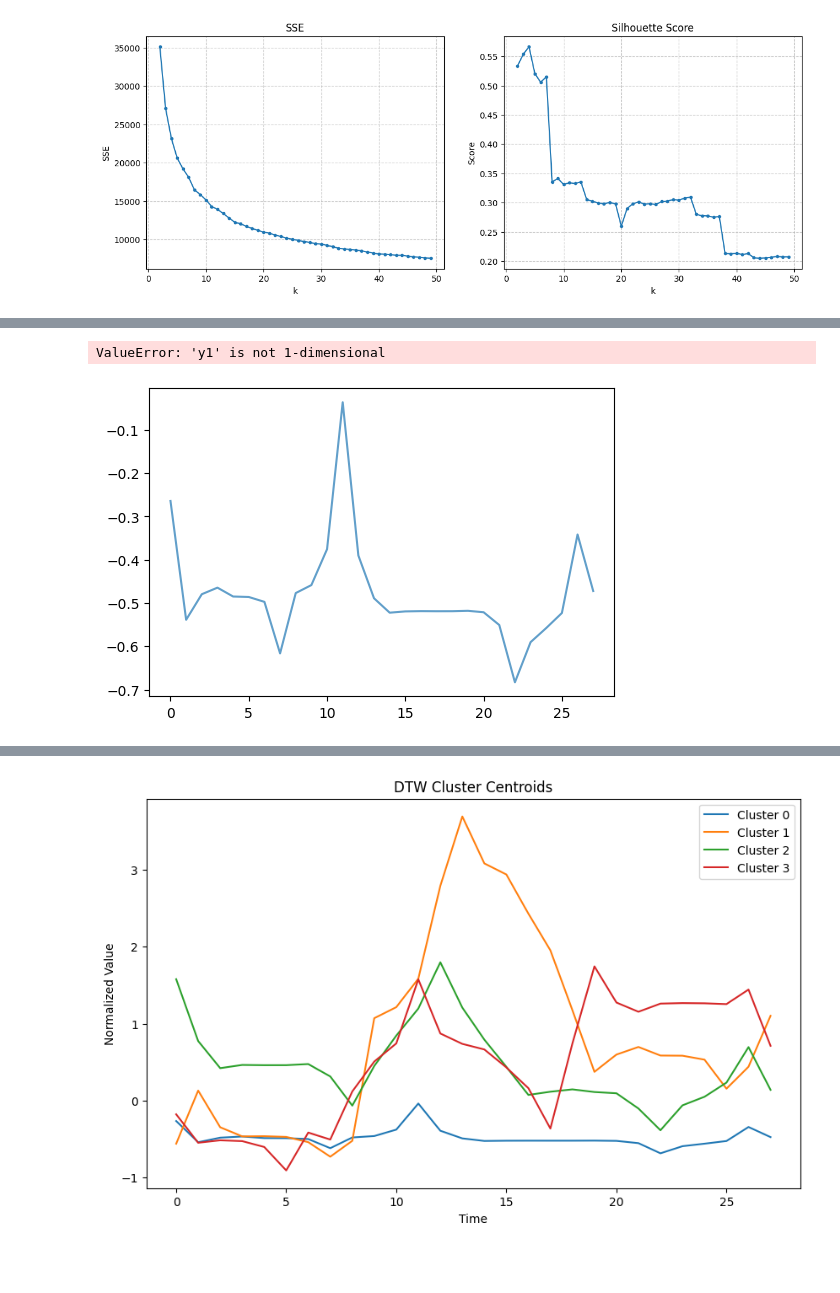
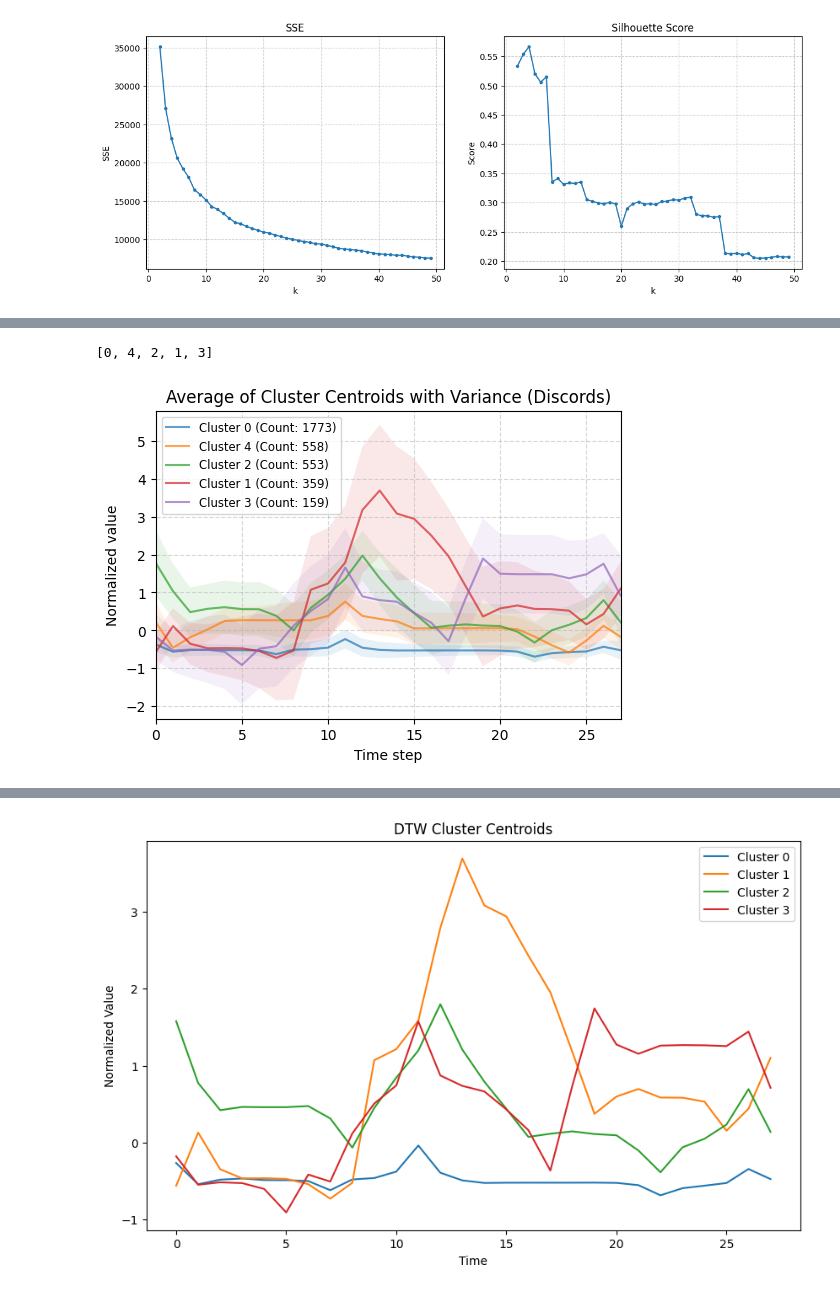
Before and after one commit to ChefBB/dm2_project, a Jupyter notebook: TS/discords_clustering.ipynb, the cells around one changed output, grey strips where cells are left out. Drawn from its saved outputs; the diff is of its cells as text; code cells hidden in the pictures; blank space fills up the shorter version.

```diff
--- a/TS/discords_clustering.ipynb
+++ b/TS/discords_clustering.ipynb
@@ -302,14 +302,19 @@ plt.show()
 # %%
 from tslearn.clustering import TimeSeriesKMeans
-motif_array_3d = discord_array[:, :, np.newaxis]  # aggiunge la dimensione "feature"
+discord_array_3d = discord_array[:, :, np.newaxis]  # aggiunge la dimensione "feature"
 
-n_clusters = 4  # come prima
+n_clusters = 5  # come prima
 
 km_dtw = TimeSeriesKMeans(
     n_clusters=n_clusters,
     metric="dtw",
     random_state=42
 )
-labels_dtw = km_dtw.fit_predict(motif_array_3d)
+labels_dtw = km_dtw.fit_predict(discord_array_3d)
 
 discord_df['cluster_dtw'] = labels_dtw
+# %%
+# Count number of points per cluster
+cluster_counts = discord_df['cluster_dtw'].value_counts().sort_index()
+
+print(cluster_counts)
@@ -316,39 +329,38 @@ discord_df['cluster_dtw'] = labels_dtw
+# %%
+cluster_counts.sort_values(ascending=False).index.tolist()
+# %% [output]
+[0, 4, 2, 1, 3]
 # %%
-# Calcolo dei counts dei motifs per cluster
-cluster_counts = pd.Series(labels_dtw).value_counts().sort_index()
-
 plt.figure(figsize=(6, 4))
 
-# Ordine dei cluster in base al numero di motifs (decrescente)
-sorted_clusters = cluster_counts.sort_values(ascending=False).index
+# cluster_counts: counts per label
+# sorted_labels: labels sorted by count descending
+sorted_labels = cluster_counts.sort_values(ascending=False).index.tolist()
 
-legend_labels = []
-
-for i in sorted_clusters:
-    centroid = km_dtw.cluster_centers_[i]
-    cluster_motifs = discord_array[labels == i]
+for label in sorted_labels:
+    centroid = km_dtw.cluster_centers_[label].ravel()  # flatten
+    cluster_motifs = discord_array[labels_dtw == label]
     std_dev = cluster_motifs.std(axis=0)
 
-    plt.plot(centroid, label=f'Cluster {i} (Count: {cluster_counts[i]})', alpha=0.7)
+    plt.plot(centroid, label=f'Cluster {label} (Count: {cluster_counts[label]})', alpha=0.7)
     plt.fill_between(
         np.arange(len(centroid)),
         centroid - std_dev,
         centroid + std_dev,
         alpha=0.1
     )
 
-plt.title("Average of Cluster Centroids with Variance")
+
+plt.title("Average of Cluster Centroids with Variance (Discords)")
 plt.xlabel("Time step")
 plt.ylabel("Normalized value")
 plt.legend(
-    bbox_to_anchor=(1.05, 1),
+    # bbox_to_anchor=(1.05, 1),
     loc='upper left',
     fontsize='small'
 )
-
 plt.xlim(0, window_size - 1)
 plt.grid(alpha=0.5, linestyle='--')
 plt.show()
 # %% [output]
-ValueError: 'y1' is not 1-dimensional
-[figure, old version]
+[figure, new version]
```
Also changed, not shown: parts of 9 cells of this notebook, 4 other files.
